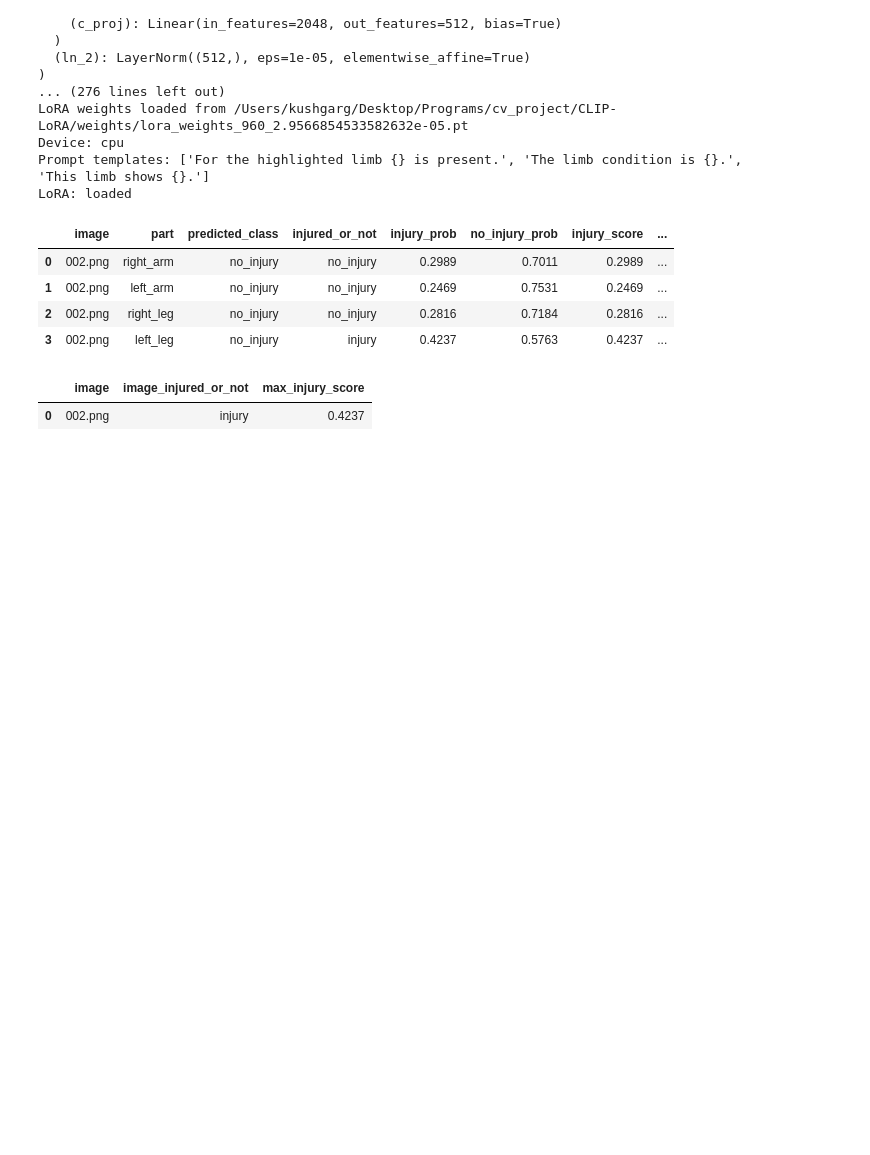
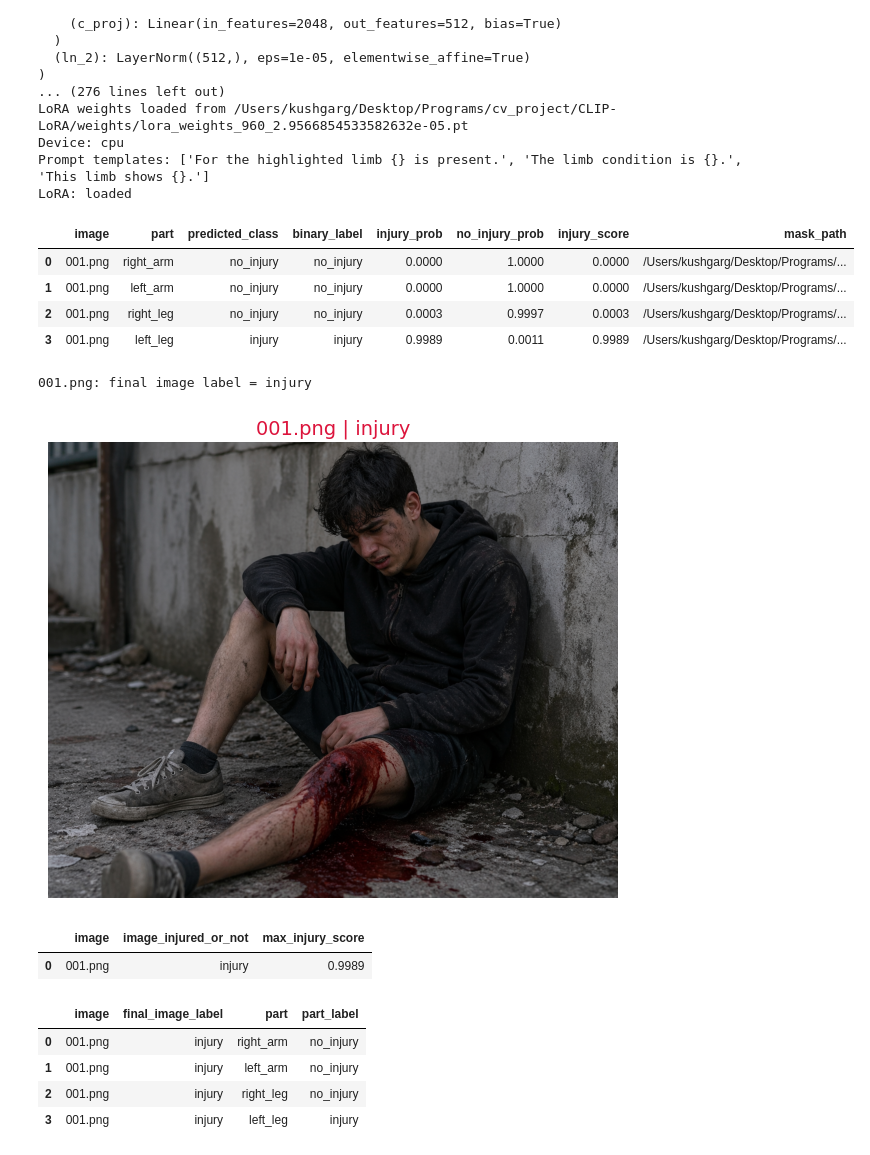
Before and after one commit to Kush2210/CLIP-LoRA-Pose2Injury, a Jupyter notebook: cv_project_usage.ipynb, the cells around one changed output. Drawn from its saved outputs; the diff is of its cells as text; code cells hidden in the pictures; blank space fills up the shorter version.

```diff
--- a/cv_project_usage.ipynb
+++ b/cv_project_usage.ipynb
@@ -83,7 +76,7 @@ BODY_PARTS = {
     "left_leg": [11, 13, 15],
 }
 
-image_paths = [TESTING_DIR / "002.png"]
+image_paths = [TESTING_DIR / "001.png"]
 if not image_paths[0].exists():
     raise RuntimeError(f"Missing target image: {image_paths[0]}")
 
@@ -138,7 +131,7 @@ for img_path in image_paths:
         mask = cv2.inRange(splatted, np.array([1, 1, 1]), np.array([255, 255, 255]))
         masked = cv2.bitwise_and(image_bgr, image_bgr, mask=mask)
 
-        out_path = PART_MASK_DIR / f"{img_path.stem}_{part_name}.jpg"
+        out_path = PART_MASK_DIR / f"{img_path.stem}_{part_name}_gaussian_mask.png"
         cv2.imwrite(str(out_path), masked)
 
         axes[ax_idx].imshow(cv2.cvtColor(masked, cv2.COLOR_BGR2RGB))
@@ -297,42 +265,81 @@ if part_df.empty:
     raise RuntimeError("No part masks were generated. Check pose step output.")
 
 pred_rows = []
 for _, r in part_df.iterrows():
     pred = predict_probs(Path(r["mask_path"]))
     pred_rows.append(
         {
             "image": r["image"],
             "part": r["part"],
             "predicted_class": pred["predicted_class"],
-            "injured_or_not": pred["pred_binary"],
+            "binary_label": pred["pred_binary"],
             "injury_prob": round(pred["injury_prob"], 4),
             "no_injury_prob": round(pred["no_injury_prob"], 4),
-                    "injury_score": round(pred["injury_score"], 4),
-            "clip_injury_score": round(pred["clip_injury_score"], 4),
-            "lora_injury_score": round(pred["lora_injury_score"], 4),
+            "injury_score": round(pred["injury_score"], 4),
             "mask_path": r["mask_path"],
         }
     )
 
 pred_df = pd.DataFrame(pred_rows)
 display(pred_df)
 
 # Image-level decision: if ANY part is injury, mark image as injury.
 image_level = pred_df.groupby("image").apply(
     lambda g: pd.Series(
         {
-            "image_injured_or_not": "injury" if (g["injured_or_not"] == "injury").any() else "no_injury",
+            "image_injured_or_not": "injury" if (g["binary_label"] == "injury").any() else "no_injury",
             "max_injury_score": round(float(g["injury_score"].max()), 4),
         }
     )
 ).reset_index()
 
+ordered_parts = ["right_arm", "left_arm", "right_leg", "left_leg"]
+context_rows = []
+for image_name, g in pred_df.groupby("image", sort=False):
+    final_label = image_level.loc[image_level["image"] == image_name, "image_injured_or_not"].iloc[0]
+    print(f"{image_name}: final image label = {final_label}")
+    image_path = TESTING_DIR / image_name
+    image_bgr = cv2.imread(str(image_path))
+    if image_bgr is not None:
+        image_rgb = cv2.cvtColor(image_bgr, cv2.COLOR_BGR2RGB)
+        fig, ax = plt.subplots(figsize=(6, 6))
+        ax.imshow(image_rgb)
+        ax.set_title(
+            f"{image_name} | {final_label}",
+            fontsize=14,
+            color="crimson" if final_label == "injury" else "green",
+        )
+        ax.axis("off")
+        plt.tight_layout()
+        plt.show()
+    for part_name in ordered_parts:
+        part_row = g[g["part"] == part_name]
+        if part_row.empty:
+            continue
+        context_rows.append(
+            {
+                "image": image_name,
+                "final_image_label": final_label,
+                "part": part_name,
+                "part_label": part_row.iloc[0]["binary_label"],
+            }
+        )
+
+context_df = pd.DataFrame(context_rows)
 display(image_level)
+display(context_df)
 # %% [output]
-|  | image | part | predicted_class | injured_or_not | injury_prob | no_injury_prob | injury_score | ... |
-| 0 | 002.png | right_arm | no_injury | no_injury | 0.2989 | 0.7011 | 0.2989 | ... |
-| 1 | 002.png | left_arm | no_injury | no_injury | 0.2469 | 0.7531 | 0.2469 | ... |
-| 2 | 002.png | right_leg | no_injury | no_injury | 0.2816 | 0.7184 | 0.2816 | ... |
-| 3 | 002.png | left_leg | no_injury | injury | 0.4237 | 0.5763 | 0.4237 | ... |
+|  | image | part | predicted_class | binary_label | injury_prob | no_injury_prob | injury_score | mask_path |
+| 0 | 001.png | right_arm | no_injury | no_injury | 0.0000 | 1.0000 | 0.0000 | /Users/kushgarg/Desktop/Programs/... |
+| 1 | 001.png | left_arm | no_injury | no_injury | 0.0000 | 1.0000 | 0.0000 | /Users/kushgarg/Desktop/Programs/... |
+| 2 | 001.png | right_leg | no_injury | no_injury | 0.0003 | 0.9997 | 0.0003 | /Users/kushgarg/Desktop/Programs/... |
+| 3 | 001.png | left_leg | injury | injury | 0.9989 | 0.0011 | 0.9989 | /Users/kushgarg/Desktop/Programs/... |
+001.png: final image label = injury
+[figure, added]
 |  | image | image_injured_or_not | max_injury_score |
-| 0 | 002.png | injury | 0.4237 |
+| 0 | 001.png | injury | 0.9989 |
+|  | image | final_image_label | part | part_label |
+| 0 | 001.png | injury | right_arm | no_injury |
+| 1 | 001.png | injury | left_arm | no_injury |
+| 2 | 001.png | injury | right_leg | no_injury |
+| 3 | 001.png | injury | left_leg | injury |
```
Also changed, not shown: parts of 5 cells of this notebook, 16 other files.
